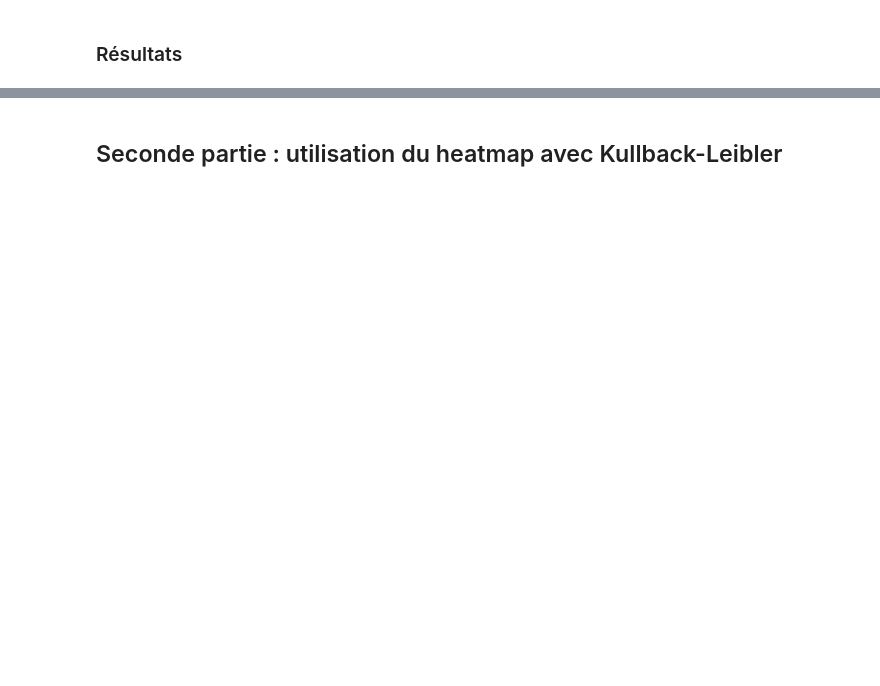
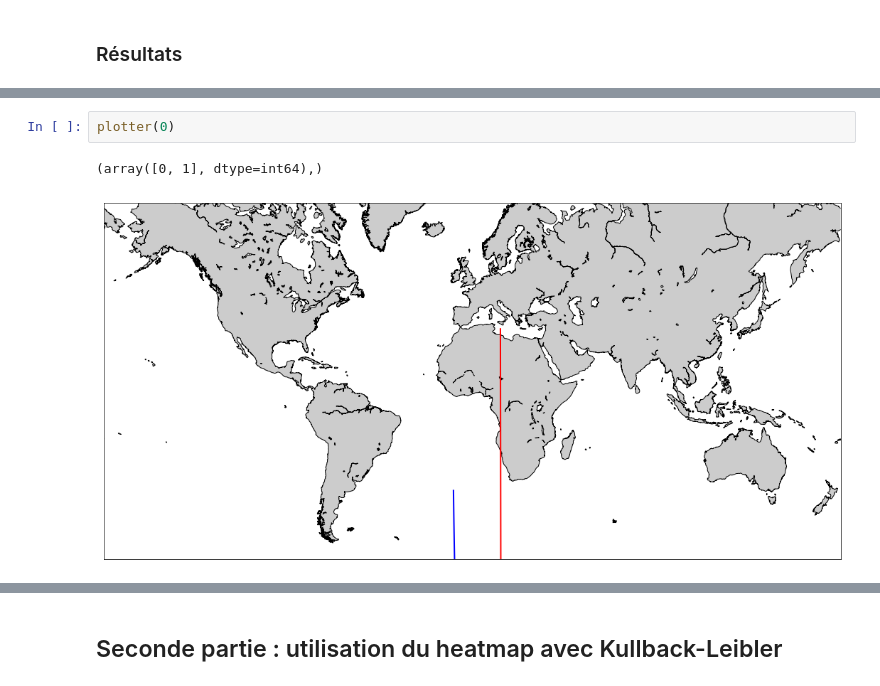
Before and after one commit to SebCoube/SOADML-music-location, a Jupyter notebook: SOADML.ipynb, the cells around one changed output, grey strips where cells are left out. Saved outputs shown, nothing was run; the diff lists cells and outputs as text; blank space fills up the shorter version.

```diff
--- a/SOADML.ipynb
+++ b/SOADML.ipynb
@@ -136,0 +185,5 @@ ValueError: operands could not be broadcast together with shapes (259,2) (259,40
+# %%
+plotter(0)
+# %% [output]
+(array([0, 1], dtype=int64),)
+[figure, added]
```
Also changed, not shown: parts of 24 cells of this notebook.
